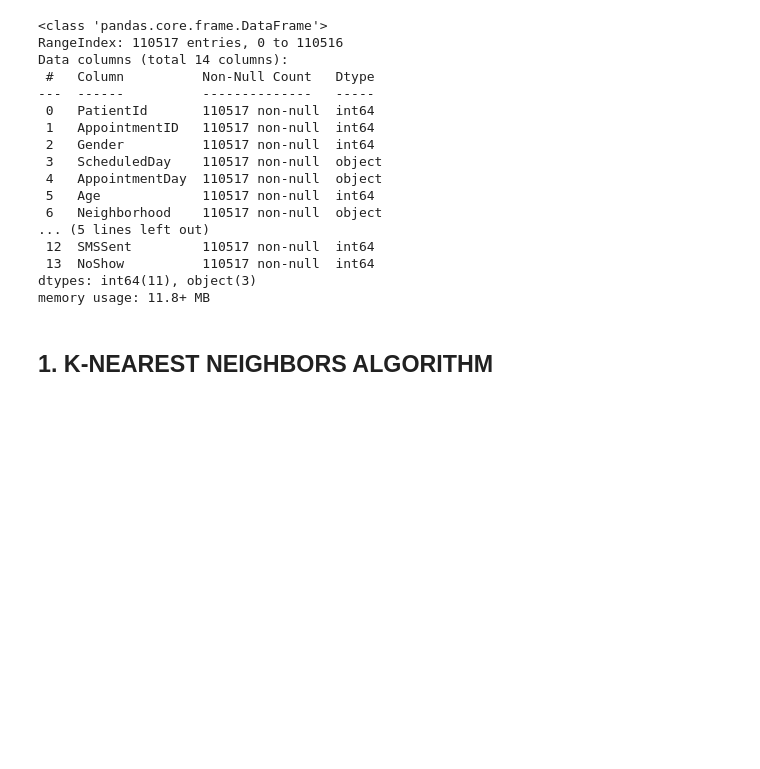
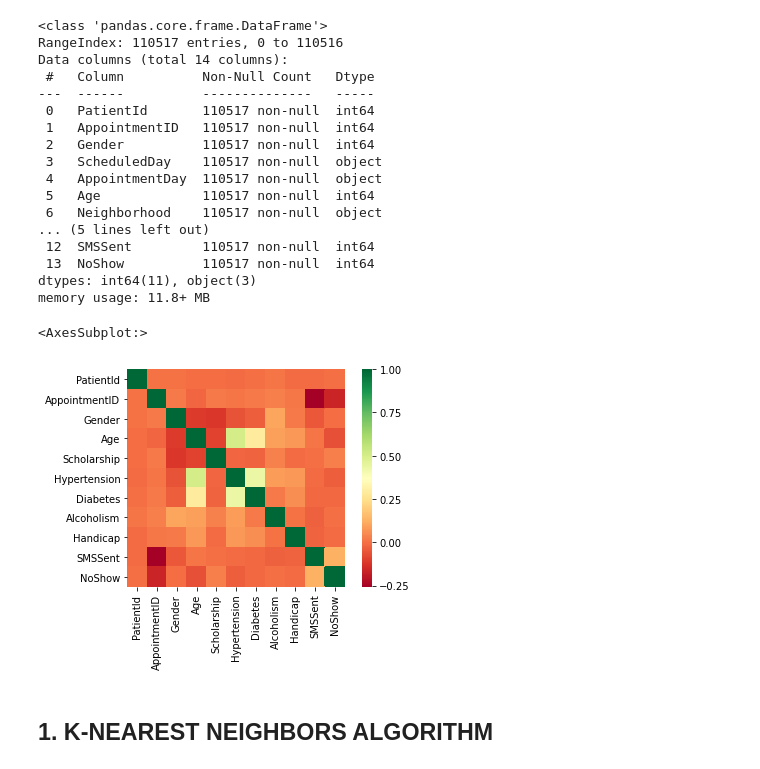
Before and after one commit to asaadkhattab/MedicalAppointmentNoShowsCapstone, a Jupyter notebook: 5_Modeling.ipynb, the cells around one changed output. Cells and saved outputs as stored; diff of their text form; code cells hidden in the pictures; blank space fills up the shorter version.

```diff
--- a/5_Modeling.ipynb
+++ b/5_Modeling.ipynb
@@ -42,3 +52,8 @@ Data columns (total 14 columns):
  13  NoShow          110517 non-null  int64
 dtypes: int64(11), object(3)
 memory usage: 11.8+ MB
+# %%
+sns.heatmap(df.corr(), square=True, cmap='RdYlGn')
+# %% [output]
+<AxesSubplot:>
+[figure, added]
```
Also changed, not shown: parts of 16 cells of this notebook.
